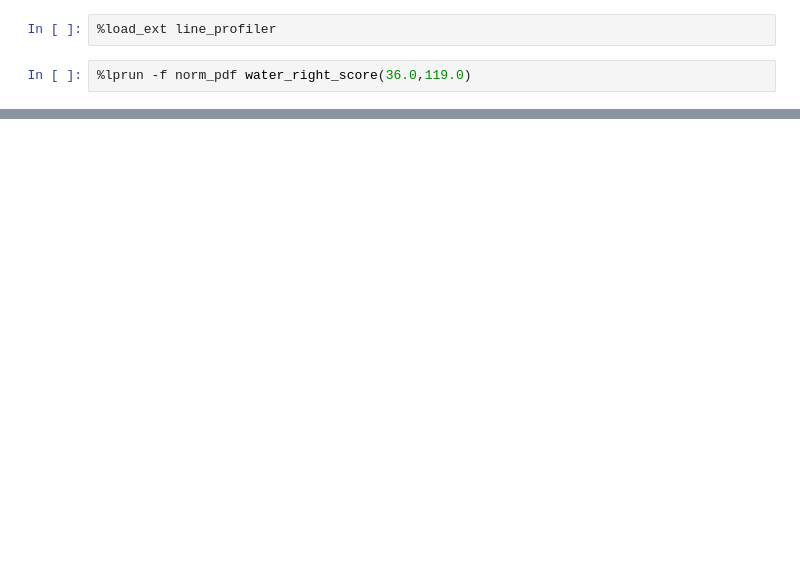
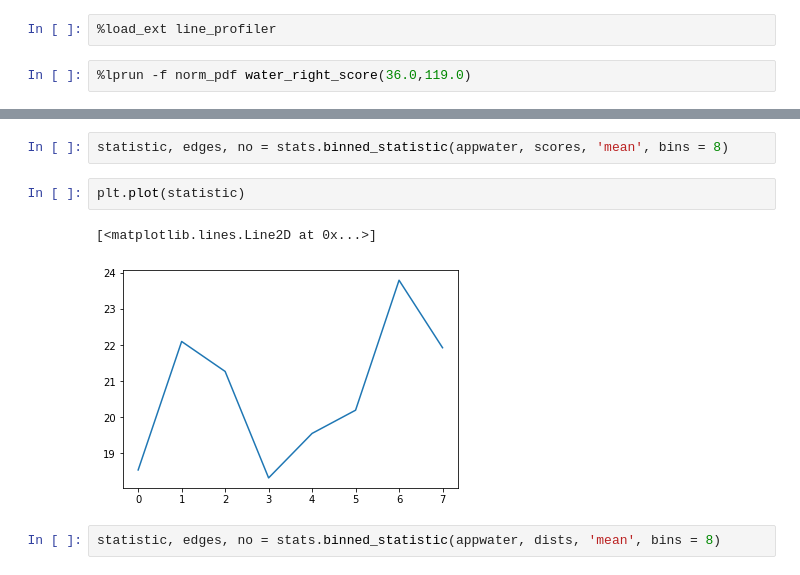
Before and after one commit to draget/w210_water, a Jupyter notebook: Water rights.ipynb, the cells around one changed output, grey strips where cells are left out. Cells and saved outputs as stored; diff of their text form; blank space fills up the shorter version.

```diff
--- a/Water rights.ipynb
+++ b/Water rights.ipynb
@@ -189,0 +402,9 @@ plt.show()
+# %%
+statistic, edges, no = stats.binned_statistic(appwater, scores, 'mean', bins = 8)
+# %%
+plt.plot(statistic)
+# %% [output]
+[<matplotlib.lines.Line2D at 0x...>]
+[figure, added]
+# %%
+statistic, edges, no = stats.binned_statistic(appwater, dists, 'mean', bins = 8)
```
Also changed, not shown: parts of 30 cells of this notebook, 3 other files.
